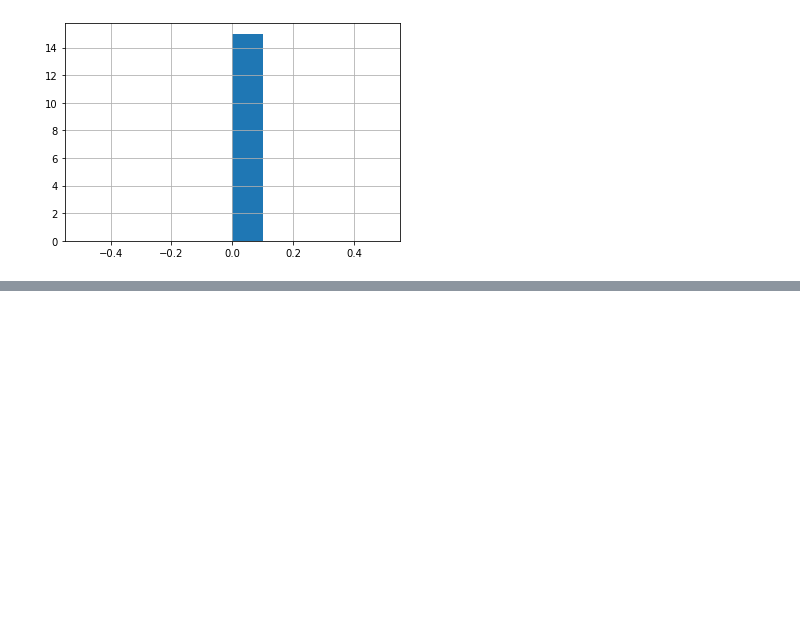
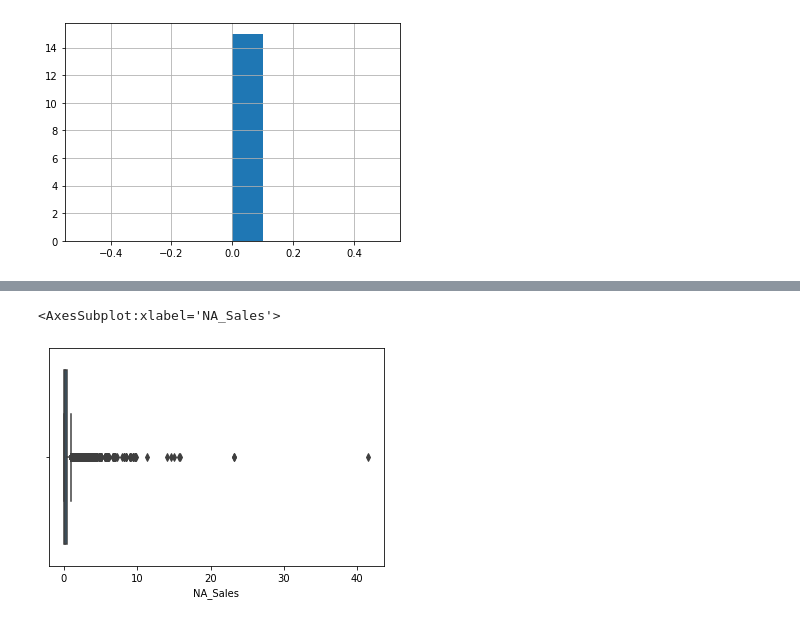
Before and after one commit to NjoodMoh/Video_Game_Sales_Analysis-, a Jupyter notebook: Video Game Sales (EDA).ipynb, the cells around one changed output, grey strips where cells are left out. Cells and saved outputs as stored; diff of their text form; code cells hidden in the pictures; blank space fills up the shorter version.

```diff
--- a/Video Game Sales (EDA).ipynb
+++ b/Video Game Sales (EDA).ipynb
@@ -254,0 +314,5 @@ memory usage: 2.3+ MB
+# %%
+sns.boxplot(df['NA_Sales'])
+# %% [output]
+<AxesSubplot:xlabel='NA_Sales'>
+[figure, added]
```
Also changed, not shown: parts of 17 cells of this notebook.
